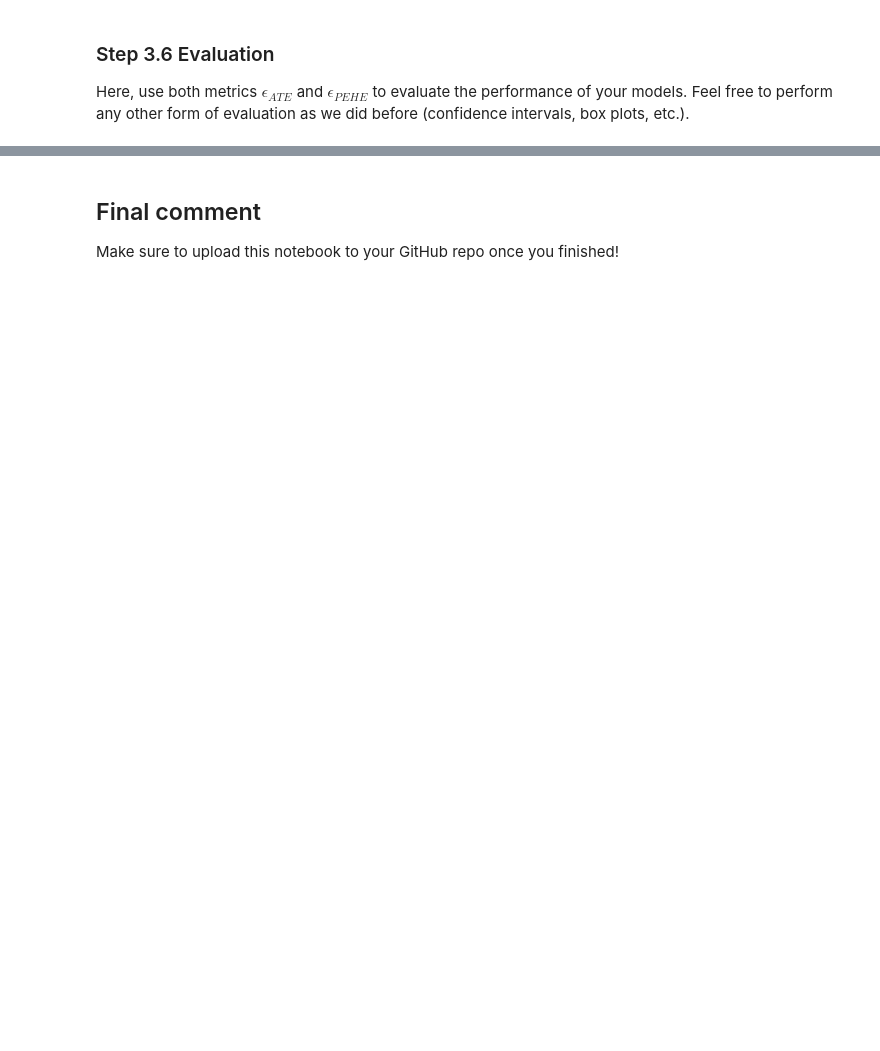
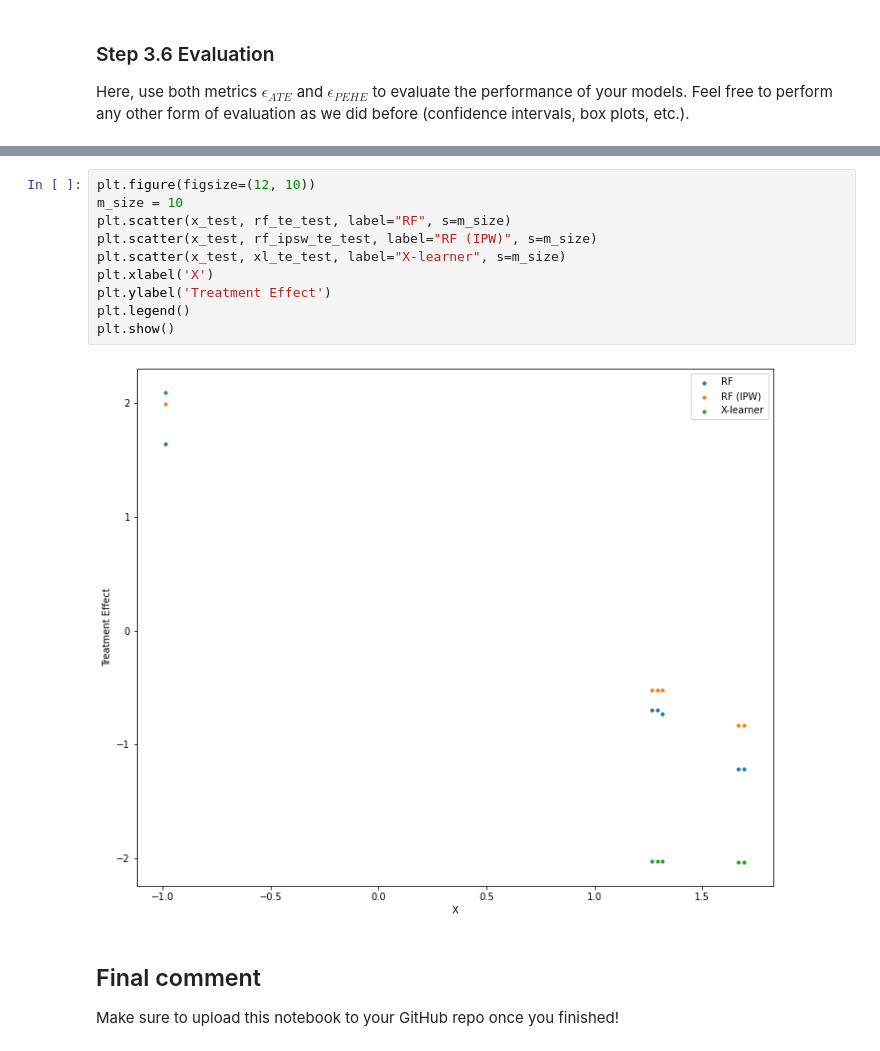
Before and after one commit to sanupran/CE888---Data-Science-Decision-Making-Labs, a Jupyter notebook: lab4/Lab_4_Causal_Inference.ipynb, the cells around one changed output, grey strips where cells are left out. Drawn from its saved outputs; the diff is of its cells as text; blank space fills up the shorter version.

```diff
--- a/lab4/Lab_4_Causal_Inference.ipynb
+++ b/lab4/Lab_4_Causal_Inference.ipynb
@@ -491,3 +727,15 @@ Here, use both metrics $ϵ_{ATE}$ and $ϵ_{PEHE}$ to evaluate the performance of
+# %%
+plt.figure(figsize=(12, 10))
+m_size = 10
+plt.scatter(x_test, rf_te_test, label="RF", s=m_size)
+plt.scatter(x_test, rf_ipsw_te_test, label="RF (IPW)", s=m_size)
+plt.scatter(x_test, xl_te_test, label="X-learner", s=m_size)
+plt.xlabel('X')
+plt.ylabel('Treatment Effect')
+plt.legend()
+plt.show()
+# %% [output]
+[figure, added]
 # %% [markdown]
 ## Final comment
 
```
Also changed, not shown: parts of 38 cells of this notebook.
